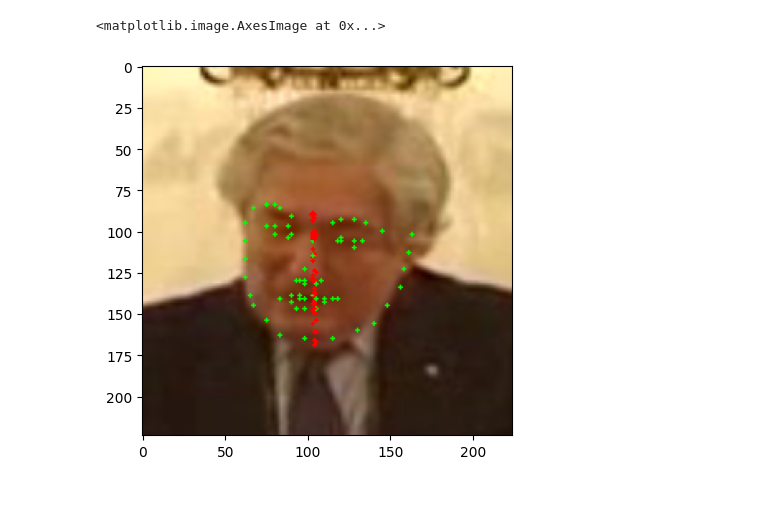
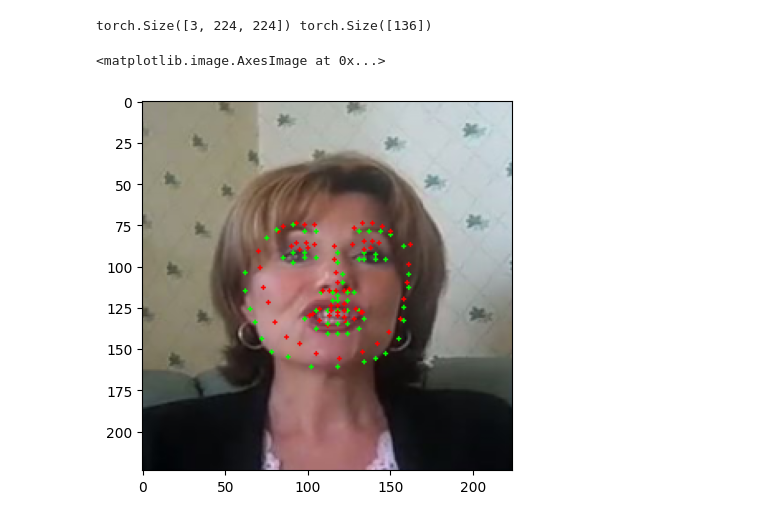
Before and after one commit to rihat99/CV701_Assignemnt_4, a Jupyter notebook: test.ipynb, the cells around one changed output. Drawn from its saved outputs; the diff is of its cells as text; code cells hidden in the pictures.

```diff
--- a/test.ipynb
+++ b/test.ipynb
@@ -44,31 +56,41 @@ keypoints = keypoints.reshape(-1, 2)
 # %%
+index = 10
+
+image, keypoints = test_dataset[index]
+print(image.shape, keypoints.shape)
+keypoints = keypoints.reshape(-1, 2)
+
 with torch.no_grad():
     model.eval()
     output = model(image.unsqueeze(0).to(DEVICE))
     output = output.cpu().numpy()
     output = output.reshape(-1, 2)
 
 
 image = image.permute(1, 2, 0).numpy()
 image = image.copy()
 
 for i in range(keypoints.shape[0]):
+
     keypoints_y = int((keypoints[i, 1] + 1) * image.shape[1] / 2)
     keypoints_x = int((keypoints[i, 0] + 1) * image.shape[0] / 2)
     # keypoints_x = int(keypoints[i, 0])
     # keypoints_y = int(keypoints[i, 1])
     cv2.circle(image, (keypoints_x, keypoints_y), 1, (0, 1, 0), -1)
+
+    # cv2.putText(image, str(i), (keypoints_x, keypoints_y), cv2.FONT_HERSHEY_SIMPLEX, 0.2, (0, 1, 0), 1)
 
     pred_y = int((output[i, 1] + 1) * image.shape[1] / 2)
     pred_x = int((output[i, 0] + 1) * image.shape[0] / 2)
     # pred_x = int(output[i, 0])
     # pred_y = int(output[i, 1])
     cv2.circle(image, (pred_x, pred_y), 1, (1, 0, 0), -1)
 
 plt.imshow(image)
 # %% [output]
-<matplotlib.image.AxesImage at 0x...>
+torch.Size([3, 224, 224]) torch.Size([136])
+<matplotlib.image.AxesImage at 0x...>
-[figure, old version]
+[figure, new version]
 # %%
 print(image.max(), image.min())
 # %% [output]
```
Also changed, not shown: parts of 6 cells of this notebook, 4 other files.
